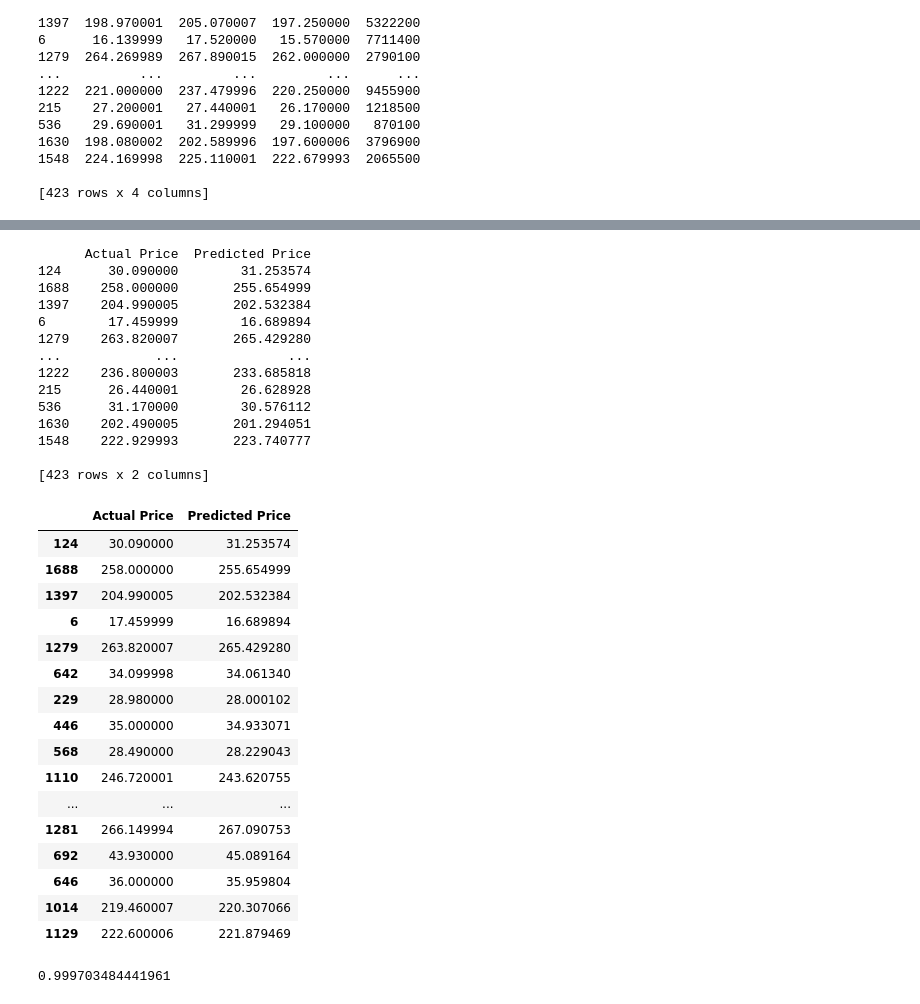
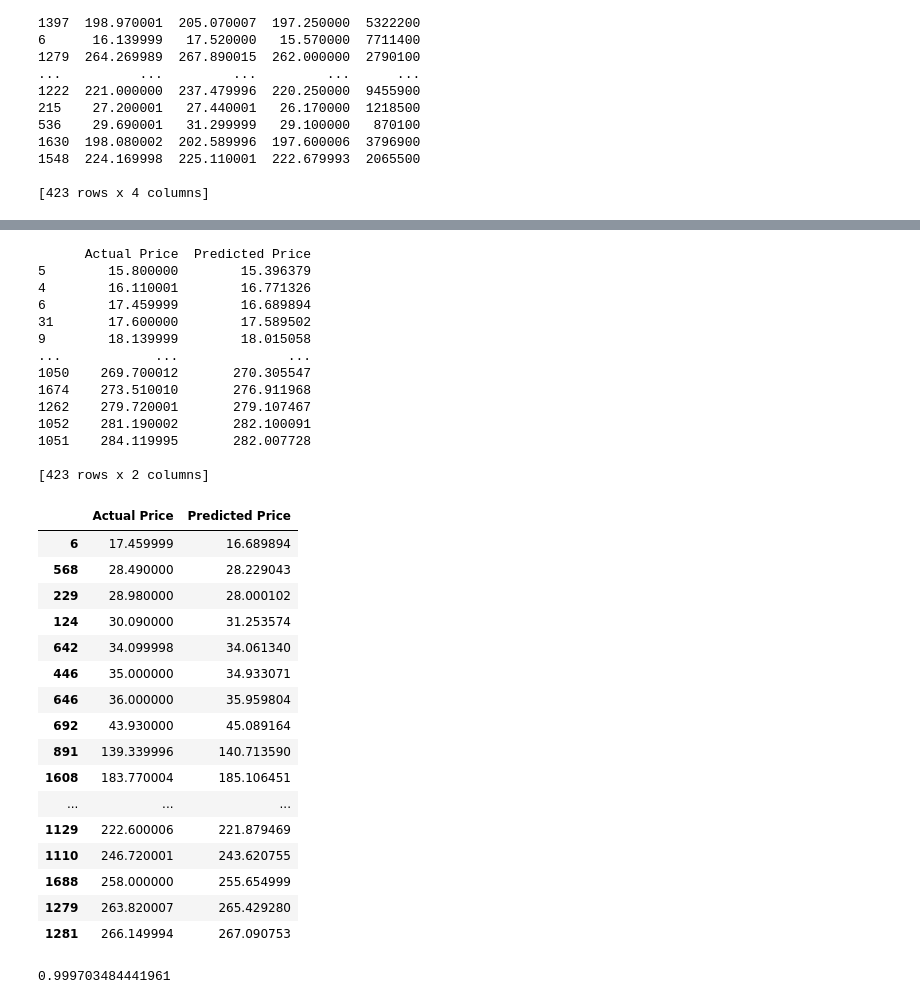
Before and after one commit to aruninimz/ML_Assignment2_IT19139318_IT19142692_-IT19127774_IT19033938, a Jupyter notebook: Stock_Prediction_LinearRegression.ipynb, the cells around one changed output, grey strips where cells are left out. Drawn from its saved outputs; the diff is of its cells as text; code cells hidden in the pictures.

```diff
--- a/Stock_Prediction_LinearRegression.ipynb
+++ b/Stock_Prediction_LinearRegression.ipynb
@@ -141,40 +298,40 @@ dframe = pd.DataFrame({'Actual Price':Y_test, 'Predicted Price' : predict_price}
 # %%
-print(dframe)
+print(sd)
 # %% [output]
       Actual Price  Predicted Price
-124      30.090000        31.253574
-1688    258.000000       255.654999
-1397    204.990005       202.532384
+5        15.800000        15.396379
+4        16.110001        16.771326
 6        17.459999        16.689894
-1279    263.820007       265.429280
+31       17.600000        17.589502
+9        18.139999        18.015058
 ...            ...              ...
-1222    236.800003       233.685818
-215      26.440001        26.628928
-536      31.170000        30.576112
-1630    202.490005       201.294051
-1548    222.929993       223.740777
+1050    269.700012       270.305547
+1674    273.510010       276.911968
+1262    279.720001       279.107467
+1052    281.190002       282.100091
+1051    284.119995       282.007728
 
 [423 rows x 2 columns]
 # %%
-dframe.head(20)
+dframe.head(20).sort_values(by='Actual Price')
 # %% [output]
 |  | Actual Price | Predicted Price |
+| 6 | 17.459999 | 16.689894 |
+| 568 | 28.490000 | 28.229043 |
+| 229 | 28.980000 | 28.000102 |
 | 124 | 30.090000 | 31.253574 |
+| 642 | 34.099998 | 34.061340 |
+| 446 | 35.000000 | 34.933071 |
+| 646 | 36.000000 | 35.959804 |
+| 692 | 43.930000 | 45.089164 |
+| 891 | 139.339996 | 140.713590 |
+| 1608 | 183.770004 | 185.106451 |
+| ... | ... | ... |
+| 1129 | 222.600006 | 221.879469 |
+| 1110 | 246.720001 | 243.620755 |
 | 1688 | 258.000000 | 255.654999 |
-| 1397 | 204.990005 | 202.532384 |
-| 6 | 17.459999 | 16.689894 |
 | 1279 | 263.820007 | 265.429280 |
-| 642 | 34.099998 | 34.061340 |
-| 229 | 28.980000 | 28.000102 |
-| 446 | 35.000000 | 34.933071 |
-| 568 | 28.490000 | 28.229043 |
-| 1110 | 246.720001 | 243.620755 |
-| ... | ... | ... |
 | 1281 | 266.149994 | 267.090753 |
-| 692 | 43.930000 | 45.089164 |
-| 646 | 36.000000 | 35.959804 |
-| 1014 | 219.460007 | 220.307066 |
-| 1129 | 222.600006 | 221.879469 |
 # %%
 reg.score(X_test, Y_test)
 # %% [output]
```
Also changed, not shown: parts of 24 cells of this notebook.
